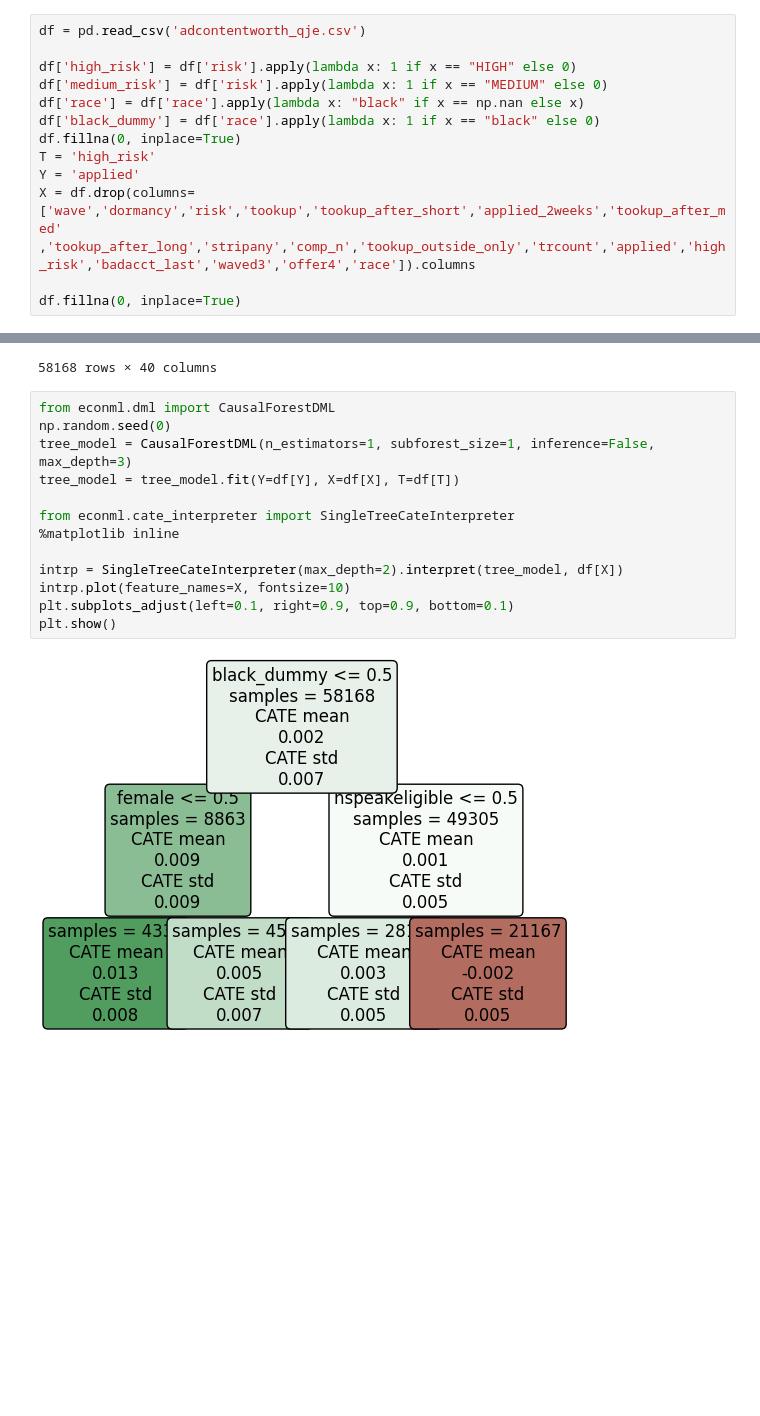
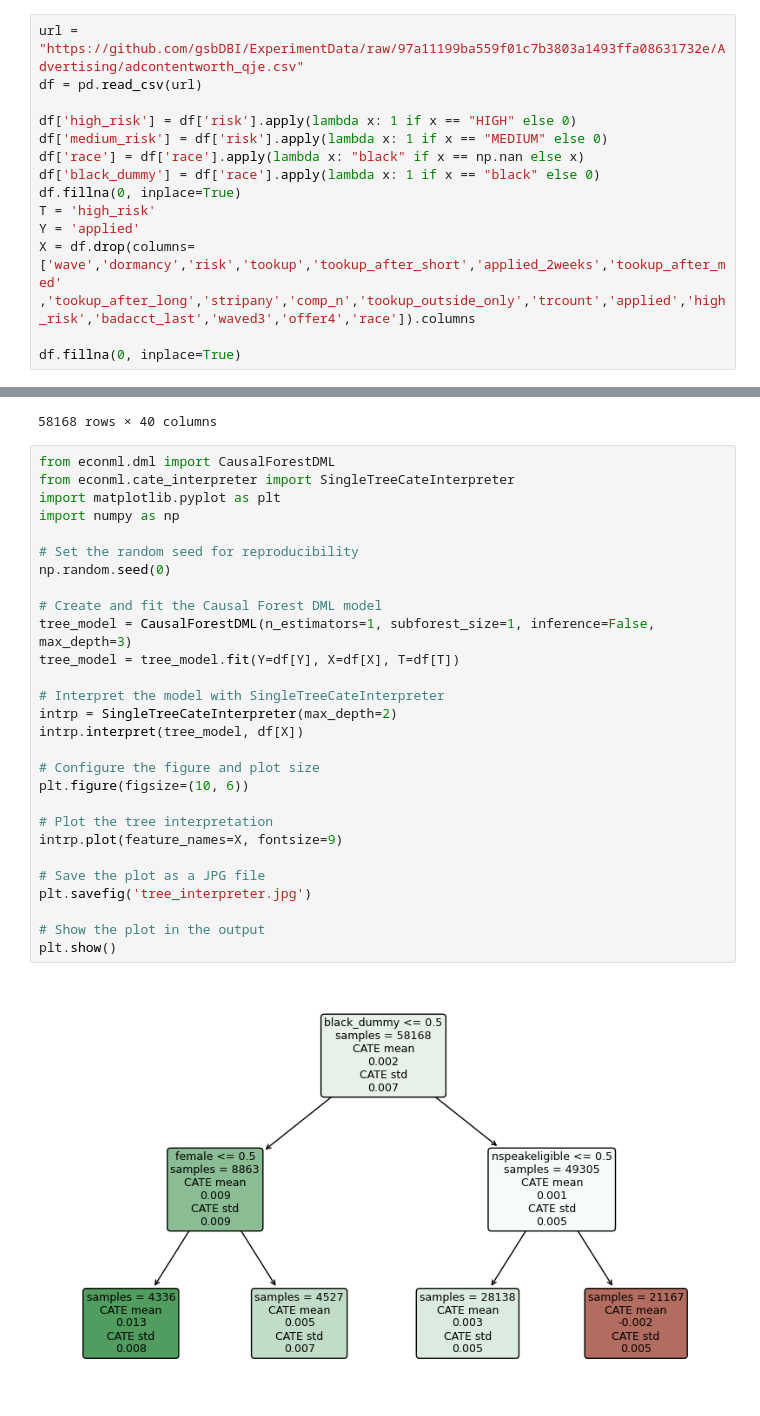
Before and after one commit to Edu01062/Hackathon-, a Jupyter notebook: code/1_Data_Analysis_CT.ipynb, the cells around one changed output, grey strips where cells are left out. Saved outputs shown, nothing was run; the diff lists cells and outputs as text; blank space fills up the shorter version.

```diff
--- a/code/1_Data_Analysis_CT.ipynb
+++ b/code/1_Data_Analysis_CT.ipynb
@@ -47,7 +81,8 @@ from econml.dml import CausalForestDML
 from econml.cate_interpreter import SingleTreeCateInterpreter
 from sklearn.linear_model import LassoCV, RidgeCV, ElasticNetCV, LinearRegression, Ridge, Lasso, LogisticRegressionCV
 # %%
-df = pd.read_csv('adcontentworth_qje.csv')
+url = "https://github.com/gsbDBI/ExperimentData/raw/97a11199ba559f01c7b3803a1493ffa08631732e/Advertising/adcontentworth_qje.csv"
+df = pd.read_csv(url)
 
 df['high_risk'] = df['risk'].apply(lambda x: 1 if x == "HIGH" else 0)
 df['medium_risk'] = df['risk'].apply(lambda x: 1 if x == "MEDIUM" else 0)
@@ -77,16 +112,31 @@ df
 58168 rows × 40 columns
 # %%
 from econml.dml import CausalForestDML
+from econml.cate_interpreter import SingleTreeCateInterpreter
+import matplotlib.pyplot as plt
+import numpy as np
+
+# Set the random seed for reproducibility
 np.random.seed(0)
+
+# Create and fit the Causal Forest DML model
 tree_model = CausalForestDML(n_estimators=1, subforest_size=1, inference=False, max_depth=3)
 tree_model = tree_model.fit(Y=df[Y], X=df[X], T=df[T])
 
-from econml.cate_interpreter import SingleTreeCateInterpreter
-%matplotlib inline
+# Interpret the model with SingleTreeCateInterpreter
+intrp = SingleTreeCateInterpreter(max_depth=2)
+intrp.interpret(tree_model, df[X])
 
-intrp = SingleTreeCateInterpreter(max_depth=2).interpret(tree_model, df[X])
-intrp.plot(feature_names=X, fontsize=10)
-plt.subplots_adjust(left=0.1, right=0.9, top=0.9, bottom=0.1)
+# Configure the figure and plot size
+plt.figure(figsize=(10, 6))
+
+# Plot the tree interpretation
+intrp.plot(feature_names=X, fontsize=9)
+
+# Save the plot as a JPG file
+plt.savefig('tree_interpreter.jpg')
+
+# Show the plot in the output
 plt.show()
 # %% [output]
-[figure, old version]
+[figure, new version]
```
Also changed, not shown: parts of 2 cells of this notebook, 2 other files.
